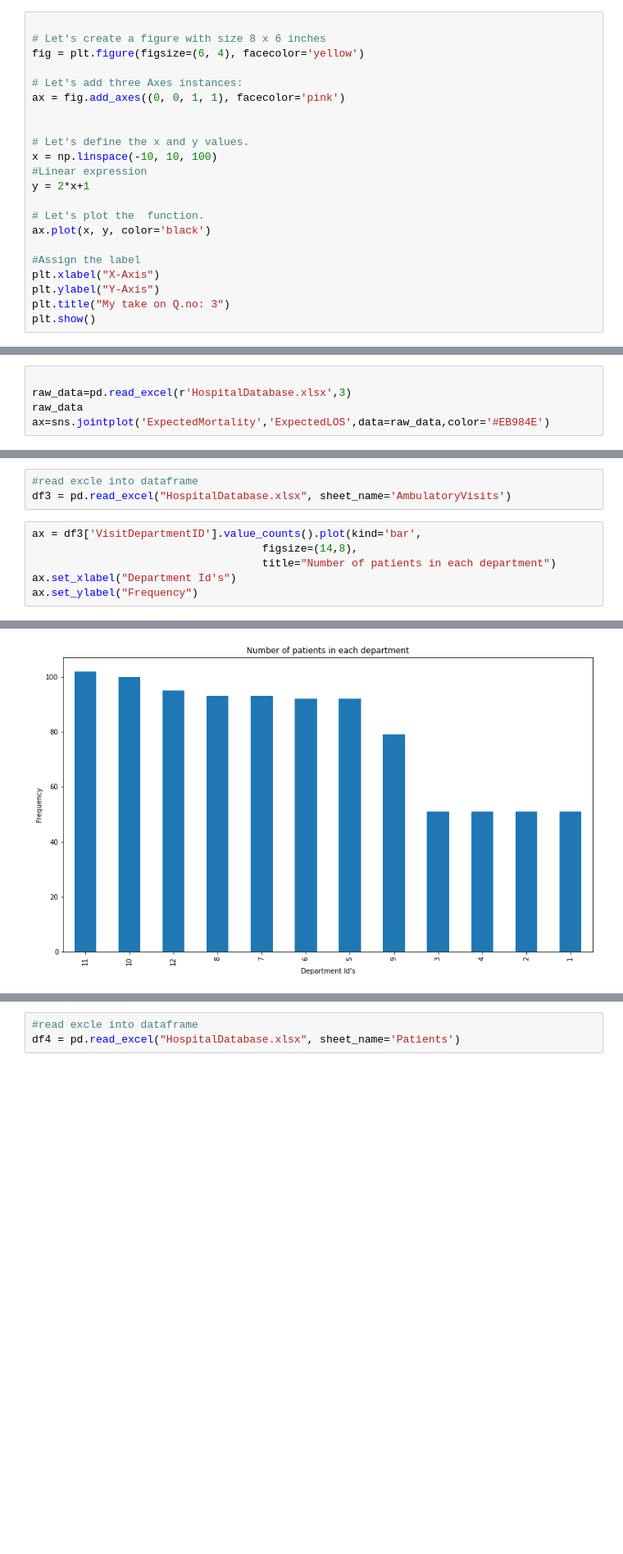
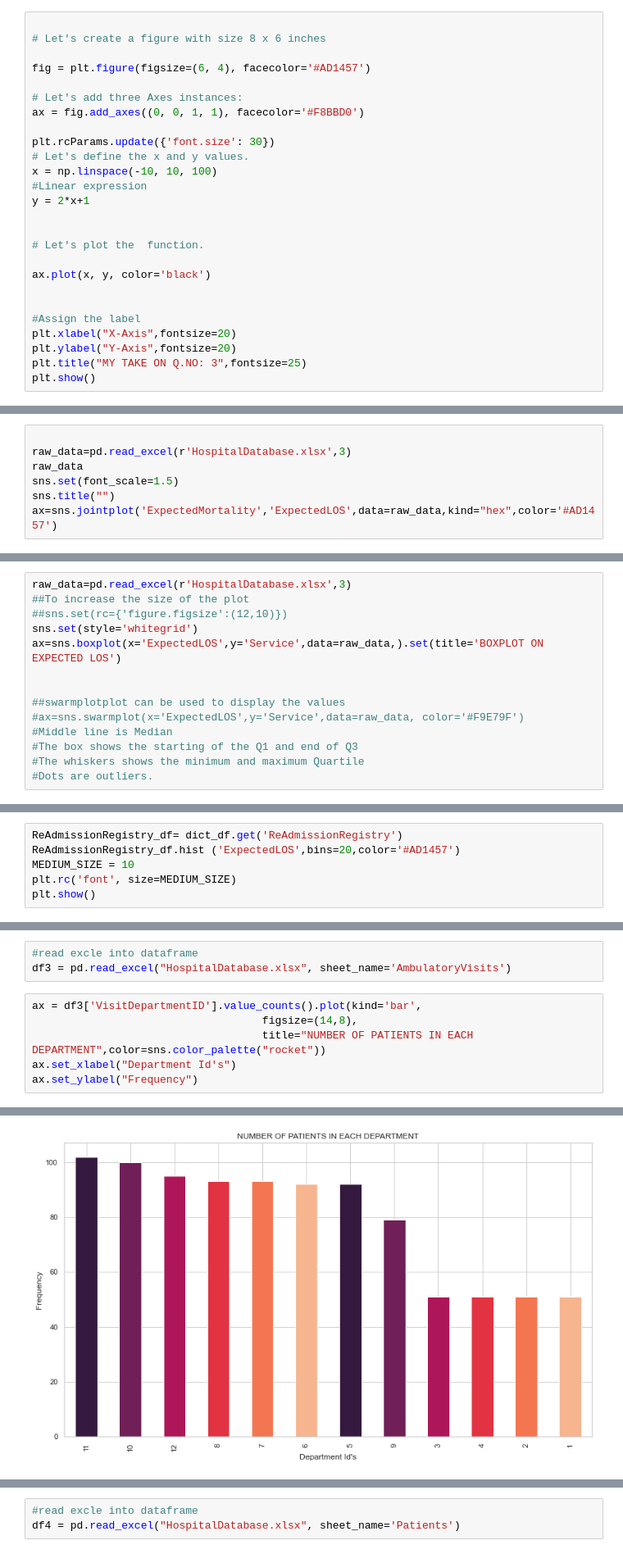
Before and after one commit to GayathiriRa/PythonHackathon, a Jupyter notebook: hackathon.ipynb, the cells around one changed output, grey strips where cells are left out. Shown at 82% size. Drawn from its saved outputs; the diff is of its cells as text; blank space fills up the shorter version.

```diff
--- a/hackathon.ipynb
+++ b/hackathon.ipynb
@@ -72,23 +74,27 @@ raw_data.iloc[101:201,1:3]
 # %%
 
 # Let's create a figure with size 8 x 6 inches
-fig = plt.figure(figsize=(6, 4), facecolor='yellow')
+
+fig = plt.figure(figsize=(6, 4), facecolor='#AD1457')
 
 # Let's add three Axes instances:
-ax = fig.add_axes((0, 0, 1, 1), facecolor='pink')
+ax = fig.add_axes((0, 0, 1, 1), facecolor='#F8BBD0')
 
-
+plt.rcParams.update({'font.size': 30})
 # Let's define the x and y values.
 x = np.linspace(-10, 10, 100)
 #Linear expression
 y = 2*x+1
 
+
 # Let's plot the  function.
+
 ax.plot(x, y, color='black')
 
+
 #Assign the label
-plt.xlabel("X-Axis")
-plt.ylabel("Y-Axis")
-plt.title("My take on Q.no: 3")
+plt.xlabel("X-Axis",fontsize=20)
+plt.ylabel("Y-Axis",fontsize=20)
+plt.title("MY TAKE ON Q.NO: 3",fontsize=25)
 plt.show()
 # %% [output]
@@ -127,5 +169,7 @@ filtered_df
 
 raw_data=pd.read_excel(r'HospitalDatabase.xlsx',3)
 raw_data
-ax=sns.jointplot('ExpectedMortality','ExpectedLOS',data=raw_data,color='#EB984E')
+sns.set(font_scale=1.5)
+sns.title("")
+ax=sns.jointplot('ExpectedMortality','ExpectedLOS',data=raw_data,kind="hex",color='#AD1457')
 # %% [output]
@@ -194,0 +223,14 @@ ax=sns.boxplot(x='ExpectedLOS',y='Service',data=raw_data, color='#9B59B6')
+# %%
+raw_data=pd.read_excel(r'HospitalDatabase.xlsx',3)
+##To increase the size of the plot
+##sns.set(rc={'figure.figsize':(12,10)})
+sns.set(style='whitegrid')
+ax=sns.boxplot(x='ExpectedLOS',y='Service',data=raw_data,).set(title='BOXPLOT ON EXPECTED LOS')
+
+
+##swarmplotplot can be used to display the values
+#ax=sns.swarmplot(x='ExpectedLOS',y='Service',data=raw_data, color='#F9E79F')
+#Middle line is Median
+#The box shows the starting of the Q1 and end of Q3
+#The whiskers shows the minimum and maximum Quartile
+#Dots are outliers.
@@ -194,0 +319,6 @@ ax=sns.boxplot(x='ExpectedLOS',y='Service',data=raw_data, color='#9B59B6')
+# %%
+ReAdmissionRegistry_df= dict_df.get('ReAdmissionRegistry')
+ReAdmissionRegistry_df.hist ('ExpectedLOS',bins=20,color='#AD1457')
+MEDIUM_SIZE = 10
+plt.rc('font', size=MEDIUM_SIZE)
+plt.show()
@@ -275,10 +524,10 @@ df3 = pd.read_excel("HospitalDatabase.xlsx", sheet_name='AmbulatoryVisits')
 # %%
 ax = df3['VisitDepartmentID'].value_counts().plot(kind='bar',
                                     figsize=(14,8),
-                                    title="Number of patients in each department")
+                                    title="NUMBER OF PATIENTS IN EACH DEPARTMENT",color=sns.color_palette("rocket"))
 ax.set_xlabel("Department Id's")
 ax.set_ylabel("Frequency")
 # %% [output]
 Text(0, 0.5, 'Frequency')
-[figure, old version]
+[figure, new version]
 # %% [markdown]
```
Also changed, not shown: parts of 196 cells of this notebook, 4 other files.
